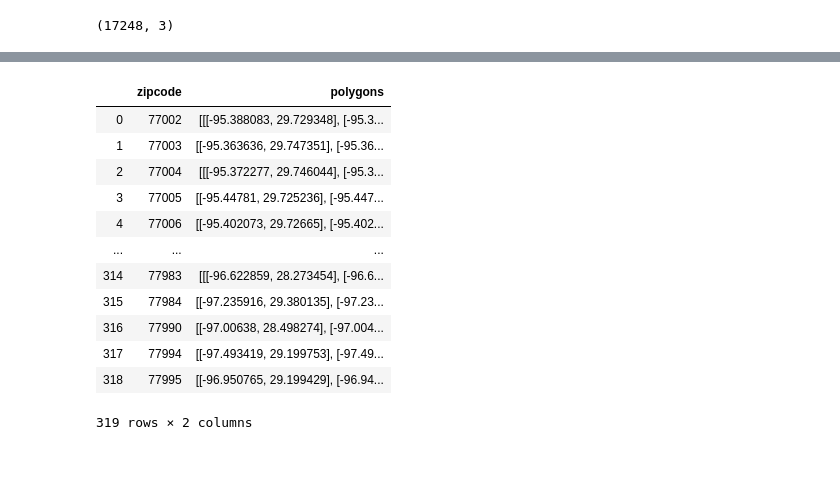
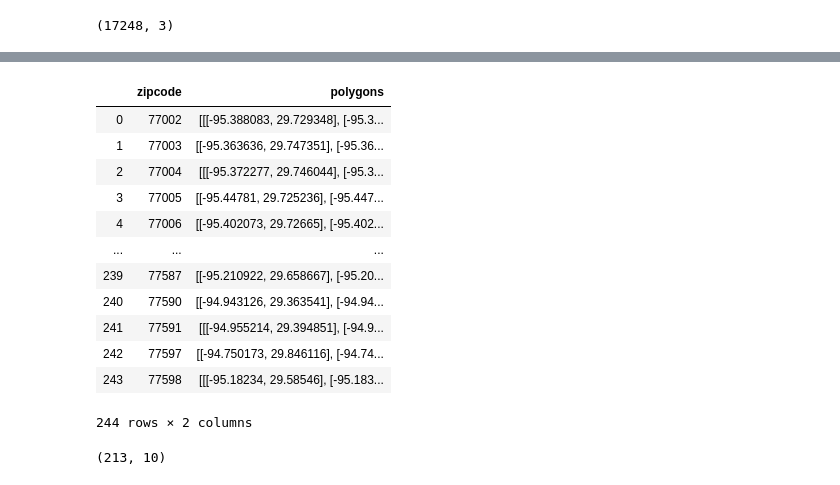
Before and after one commit to fpwirth/Final-Project, a Jupyter notebook: Notebooks/Philip's Data Clean Up.ipynb, the cells around one changed output, grey strips where cells are left out. Cells and saved outputs as stored; diff of their text form; code cells hidden in the pictures.

```diff
--- a/Notebooks/Philip's Data Clean Up.ipynb
+++ b/Notebooks/Philip's Data Clean Up.ipynb
@@ -260,27 +260,30 @@ censusdata.drop(['Zipcode'],axis=1,inplace=True)
 # %%
-#Create Houston zipcode file
+#Create Houston zipcode file using uszipcode data
 zips=[]
 polygons=[]
 hzips=search.by_prefix('77',returns=0)
 for zipcode in hzips:
         zips.append(zipcode.zipcode)
         polygons.append(zipcode.polygon)
 
 hzips_dict={'zipcode':zips,'polygons':polygons}
-htownzips=pd.DataFrame(hzips_dict)
+temphtownzips=pd.DataFrame(hzips_dict)
 #htownzips['polygons']=htownzips['polygons'].str.replace(r'\[\[\[','\[\[')
+htownzips=temphtownzips.head(246)
+htownzips=htownzips.drop(htownzips.index[103]).reset_index(drop=True)
+htownzips=htownzips.drop(htownzips.index[94]).reset_index(drop=True)
 htownzips
 # %% [output]
 |  | zipcode | polygons |
 | 0 | 77002 | [[[-95.388083, 29.729348], [-95.3... |
 | 1 | 77003 | [[-95.363636, 29.747351], [-95.36... |
 | 2 | 77004 | [[[-95.372277, 29.746044], [-95.3... |
 | 3 | 77005 | [[-95.44781, 29.725236], [-95.447... |
 | 4 | 77006 | [[-95.402073, 29.72665], [-95.402... |
 | ... | ... | ... |
-| 314 | 77983 | [[[-96.622859, 28.273454], [-96.6... |
-| 315 | 77984 | [[-97.235916, 29.380135], [-97.23... |
-| 316 | 77990 | [[-97.00638, 28.498274], [-97.004... |
-| 317 | 77994 | [[-97.493419, 29.199753], [-97.49... |
-| 318 | 77995 | [[-96.950765, 29.199429], [-96.94... |
+| 239 | 77587 | [[-95.210922, 29.658667], [-95.20... |
+| 240 | 77590 | [[-94.943126, 29.363541], [-94.94... |
+| 241 | 77591 | [[[-94.955214, 29.394851], [-94.9... |
+| 242 | 77597 | [[-94.750173, 29.846116], [-94.74... |
+| 243 | 77598 | [[[-95.18234, 29.58546], [-95.183... |
-319 rows × 2 columns
+244 rows × 2 columns
@@ -287,7 +301,9 @@ htownzips
 # %%
 #Merge dataframes in order to create census geojson file
-temphtowncensus=pd.merge(censusdata,htownzips,how='left',on='zipcode')
-htowncensus=temphtowncensus.head(278)
+htowncensus=pd.merge(censusdata,cohzips,how='right',on='zipcode')
+htowncensus.shape
+# %% [output]
+(213, 10)
 # %%
 #Create census data geojson file
 def df_to_geojson(df,properties,polygon='polygons'):
```
Also changed, not shown: parts of 17 cells of this notebook, 8 other files.
